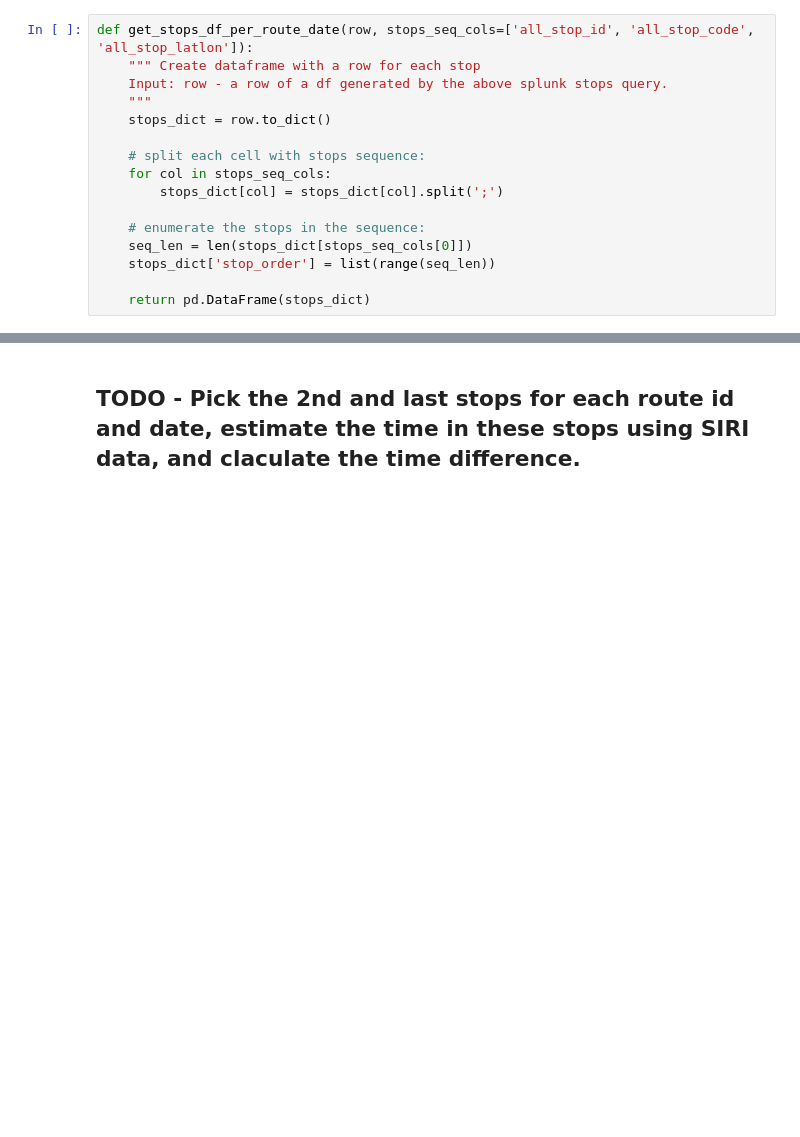
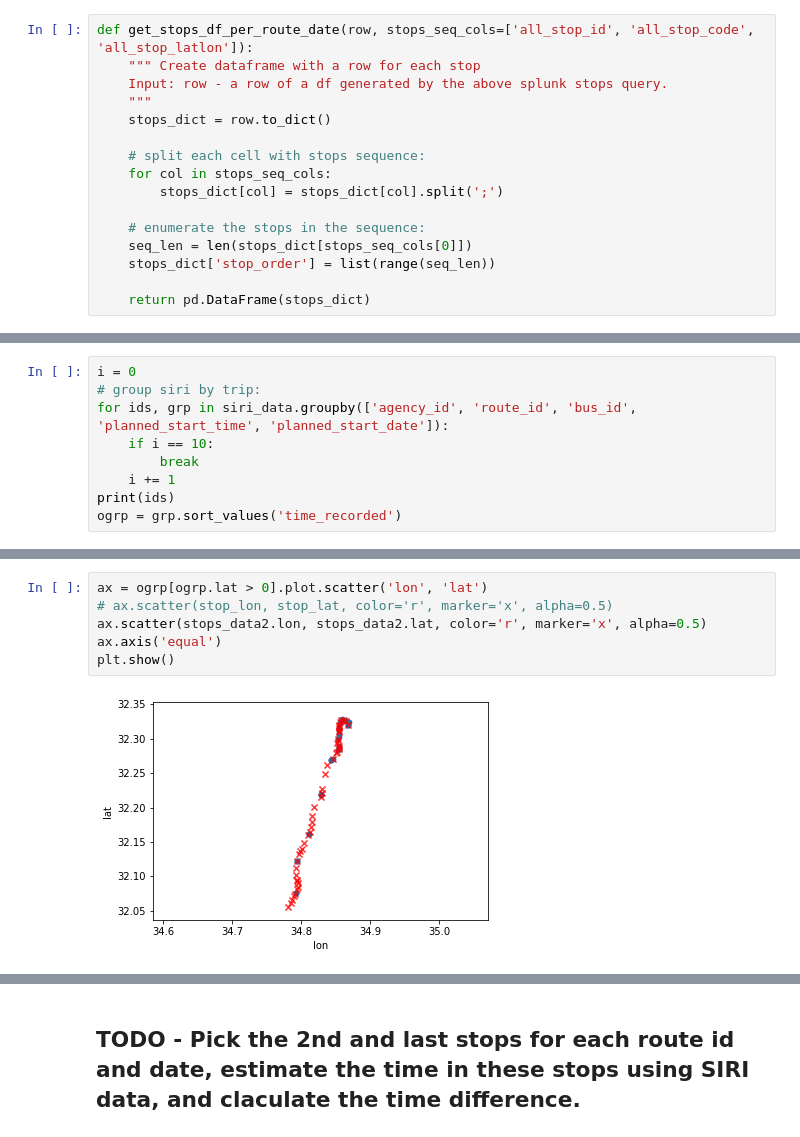
Before and after one commit to hasadna/open-bus, a Jupyter notebook: notebooks/Nativ_plus_get_trips_duration_Nov_2019.ipynb, the cells around one changed output, grey strips where cells are left out. Drawn from its saved outputs; the diff is of its cells as text; blank space fills up the shorter version.

```diff
--- a/notebooks/Nativ_plus_get_trips_duration_Nov_2019.ipynb
+++ b/notebooks/Nativ_plus_get_trips_duration_Nov_2019.ipynb
@@ -332,0 +354,9 @@ stop_data
+# %%
+i = 0
+# group siri by trip:
+for ids, grp in siri_data.groupby(['agency_id', 'route_id', 'bus_id', 'planned_start_time', 'planned_start_date']):
+    if i == 10:
+        break
+    i += 1
+print(ids)
+ogrp = grp.sort_values('time_recorded')
@@ -332,0 +390,8 @@ stop_data
+# %%
+ax = ogrp[ogrp.lat > 0].plot.scatter('lon', 'lat')
+# ax.scatter(stop_lon, stop_lat, color='r', marker='x', alpha=0.5)
+ax.scatter(stops_data2.lon, stops_data2.lat, color='r', marker='x', alpha=0.5)
+ax.axis('equal')
+plt.show()
+# %% [output]
+[figure, added]
```
Also changed, not shown: parts of 21 cells of this notebook.
